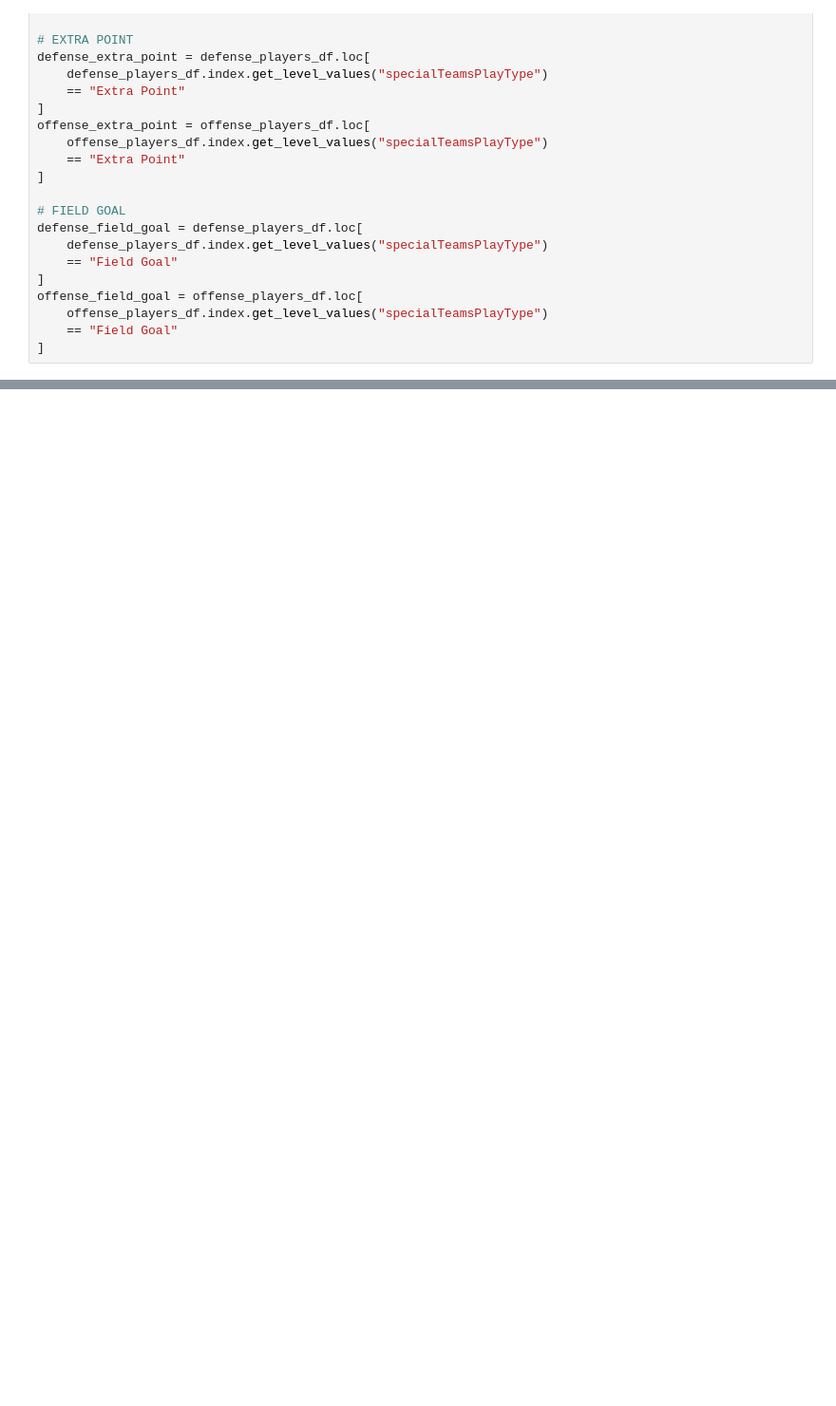
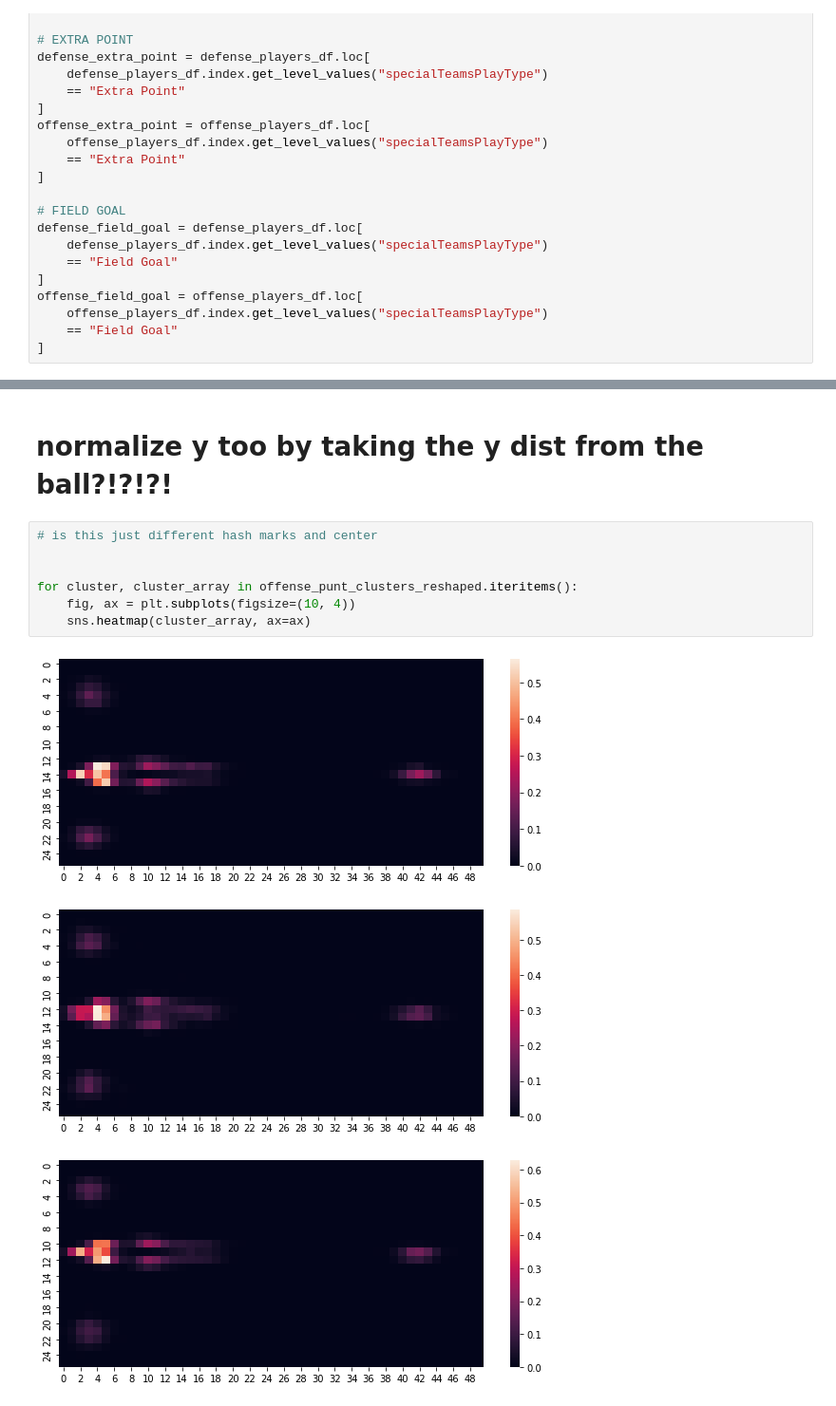
Before and after one commit to arvkevi/big-data-bowl-22, a Jupyter notebook: big_data_bowl_2022_2.ipynb, the cells around one changed output, grey strips where cells are left out. Shown at 95% size. Saved outputs shown, nothing was run; the diff lists cells and outputs as text; blank space fills up the shorter version.

```diff
--- a/big_data_bowl_2022_2.ipynb
+++ b/big_data_bowl_2022_2.ipynb
@@ -485,0 +484,13 @@ plot_clusters(defense_kickoff_umap)
+# %% [markdown]
+# normalize y too by taking the y dist from the ball?!?!?!
+# %%
+# is this just different hash marks and center
+
+
+for cluster, cluster_array in offense_punt_clusters_reshaped.iteritems():
+    fig, ax = plt.subplots(figsize=(10, 4))
+    sns.heatmap(cluster_array, ax=ax)
+# %% [output]
+[figure, added]
+[figure, added]
+[figure, added]
```
Also changed, not shown: parts of 53 cells of this notebook.
